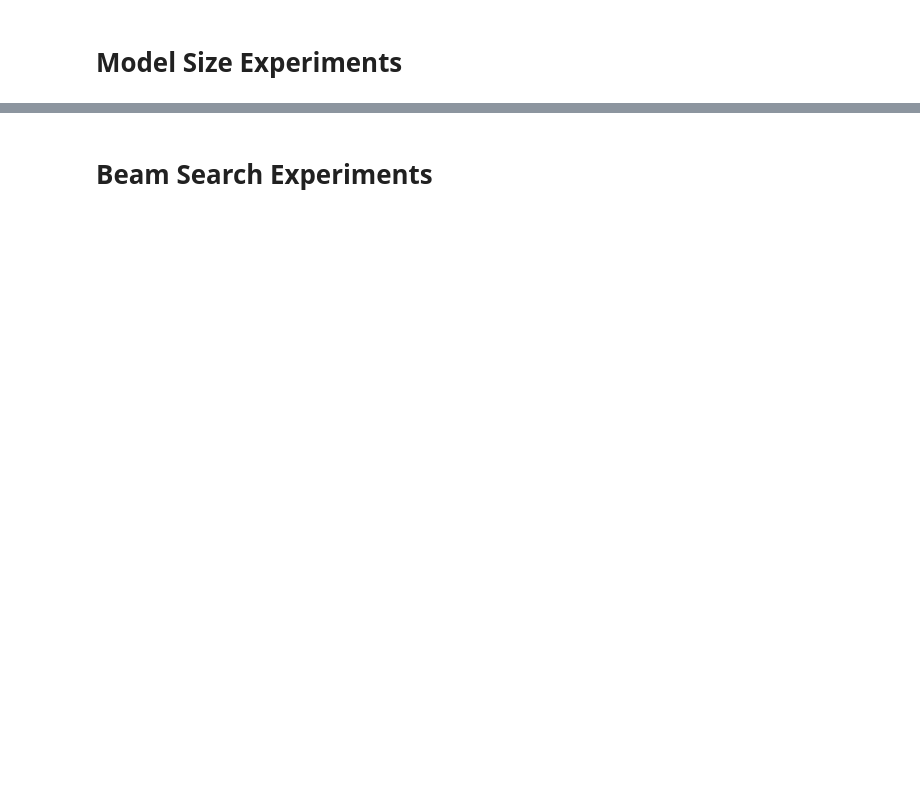
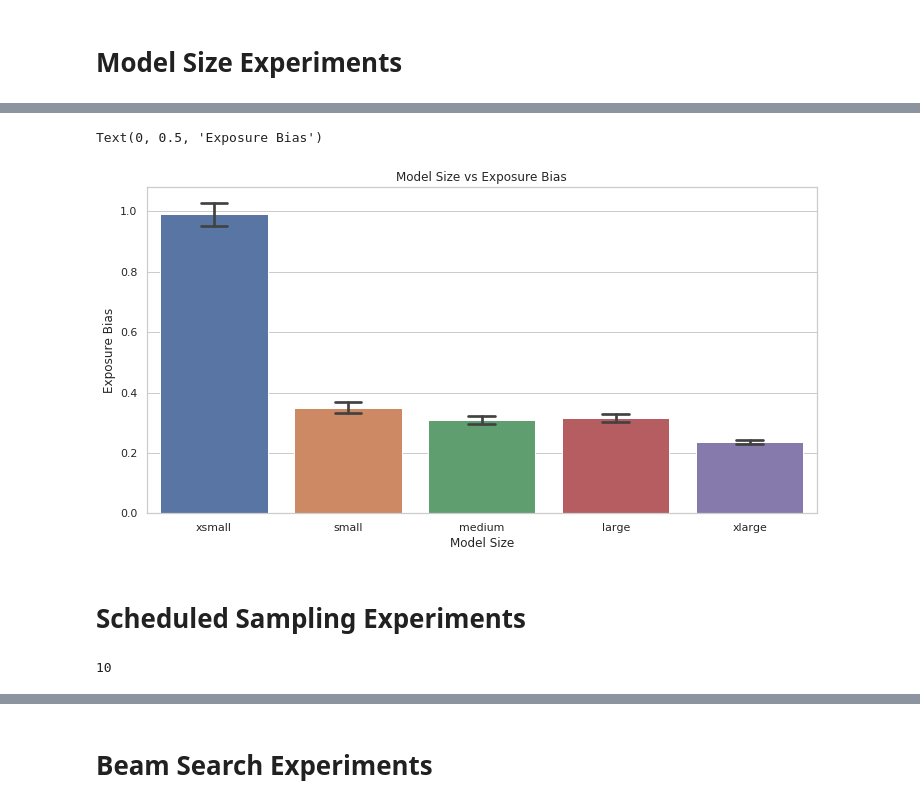
Before and after one commit to kushalarora/quant_exp_bias, a Jupyter notebook: experiments_only_plots.ipynb, the cells around one changed output, grey strips where cells are left out. Drawn from its saved outputs; the diff is of its cells as text; code cells hidden in the pictures; blank space fills up the shorter version.

```diff
--- a/experiments_only_plots.ipynb
+++ b/experiments_only_plots.ipynb
@@ -178,2 +136,18 @@ fig.legend(['val_ppl', 'exp_biases'])
 # %% [markdown]
 # Model Size Experiments
+# %%
+result_path = 'results/artificial_grammar/10_15_2019_16_39_43/model_size_experiments.json'
+model_size_exp_results = json.load(open(result_path))
+max_lens = 0
+for model_size in model_size_exp_results:
+    arr = model_size_exp_results[model_size]
+    if max_lens < len(arr):
+        max_lens = len(arr)
+print(max_lens)
+
+for model_size in model_size_exp_results:
+    arr = model_size_exp_results[model_size]
+    padding = [None] * (max_lens - len(arr))
+    model_size_exp_results[model_size] = np.array(arr + padding)
+model_size_exp_results = pd.DataFrame(model_size_exp_results)
+model_size_exp_results[['xsmall', 'small', 'medium', 'large', 'xlarge']].mean()
@@ -179,0 +162,34 @@ fig.legend(['val_ppl', 'exp_biases'])
+# %%
+fig, ax4 = plt.subplots(figsize=(12, 6))
+x = ['xsmall', 'small', 'medium', 'large', 'xlarge']
+sns.barplot(data=model_size_exp_results[x], ax=ax4, capsize=.2)
+#sns.barplot(data=model_size_exp_results[x])
+plt.title('Model Size vs Exposure Bias')
+ax4.set_xlabel('Model Size')
+ax4.set_ylabel('Exposure Bias')
+# %% [output]
+Text(0, 0.5, 'Exposure Bias')
+[figure, added]
+# %% [markdown]
+# Scheduled Sampling Experiments
+# %%
+# result_path = 'results/artificial_grammar/10_16_2019_00_31_47/scheduled_sampling_experiments.json'
+#result_path = 'results/artificial_grammar/10_15_2019_16_39_32/scheduled_sampling_experiments.json'
+result_path = 'results/artificial_grammar/10_16_2019_12_28_55/scheduled_sampling_experiments.json'
+ss_ratio_exp_results = json.load(open(result_path))
+max_lens = 0
+for ss_ratio in ss_ratio_exp_results:
+    arr = ss_ratio_exp_results[ss_ratio]
+    if max_lens < len(arr):
+        max_lens = len(arr)
+print(max_lens)
+
+for ss_ratio in ss_ratio_exp_results:
+    arr = ss_ratio_exp_results[ss_ratio]
+    padding = [None] * (max_lens - len(arr))
+    ss_ratio_exp_results[ss_ratio] = np.array(arr + padding)
+ss_ratio_exp_results = pd.DataFrame(ss_ratio_exp_results)
+#ss_ratio_exp_results
+#model_size_exp_results
+# %% [output]
+10
```
Also changed, not shown: parts of 8 cells of this notebook, 6 other files.
